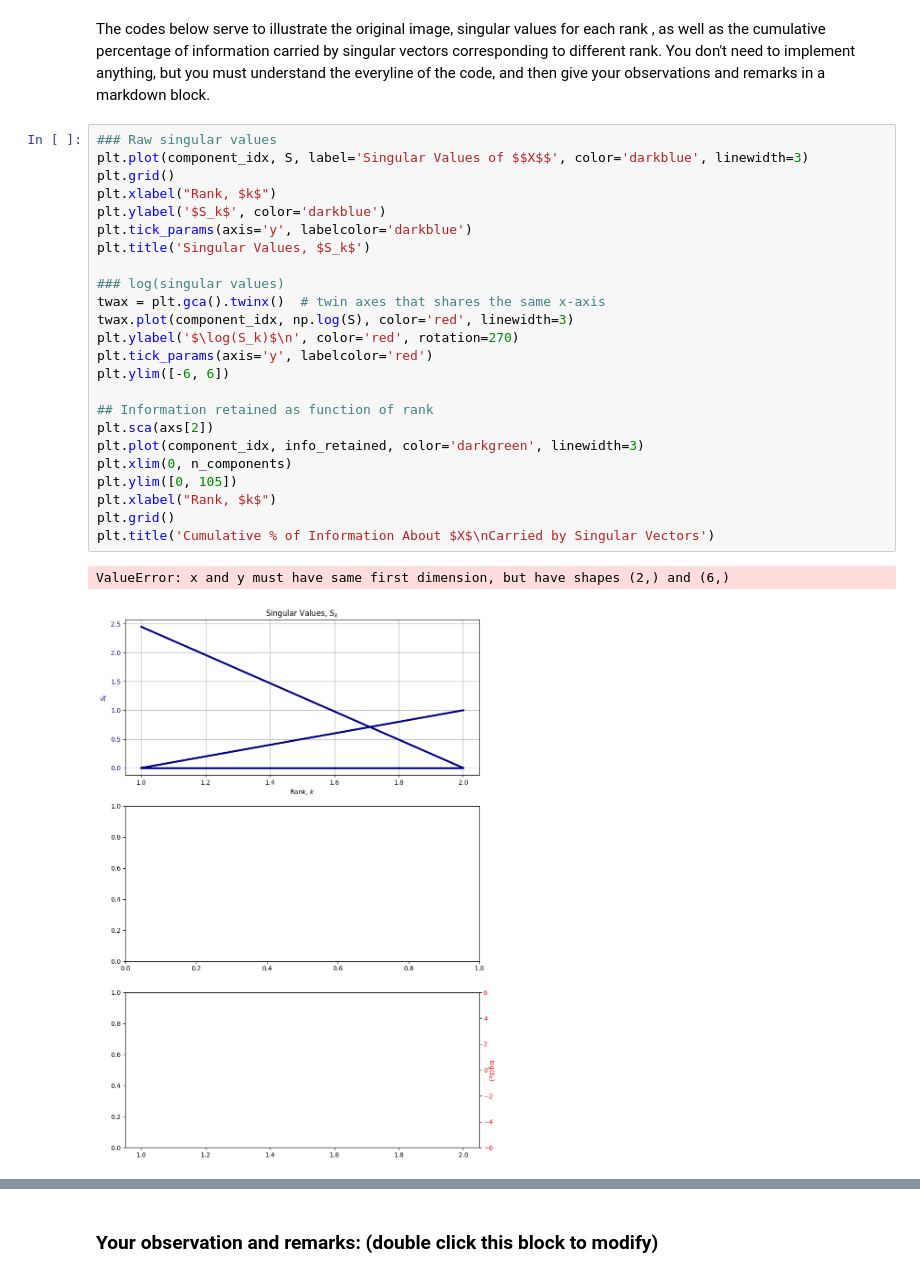
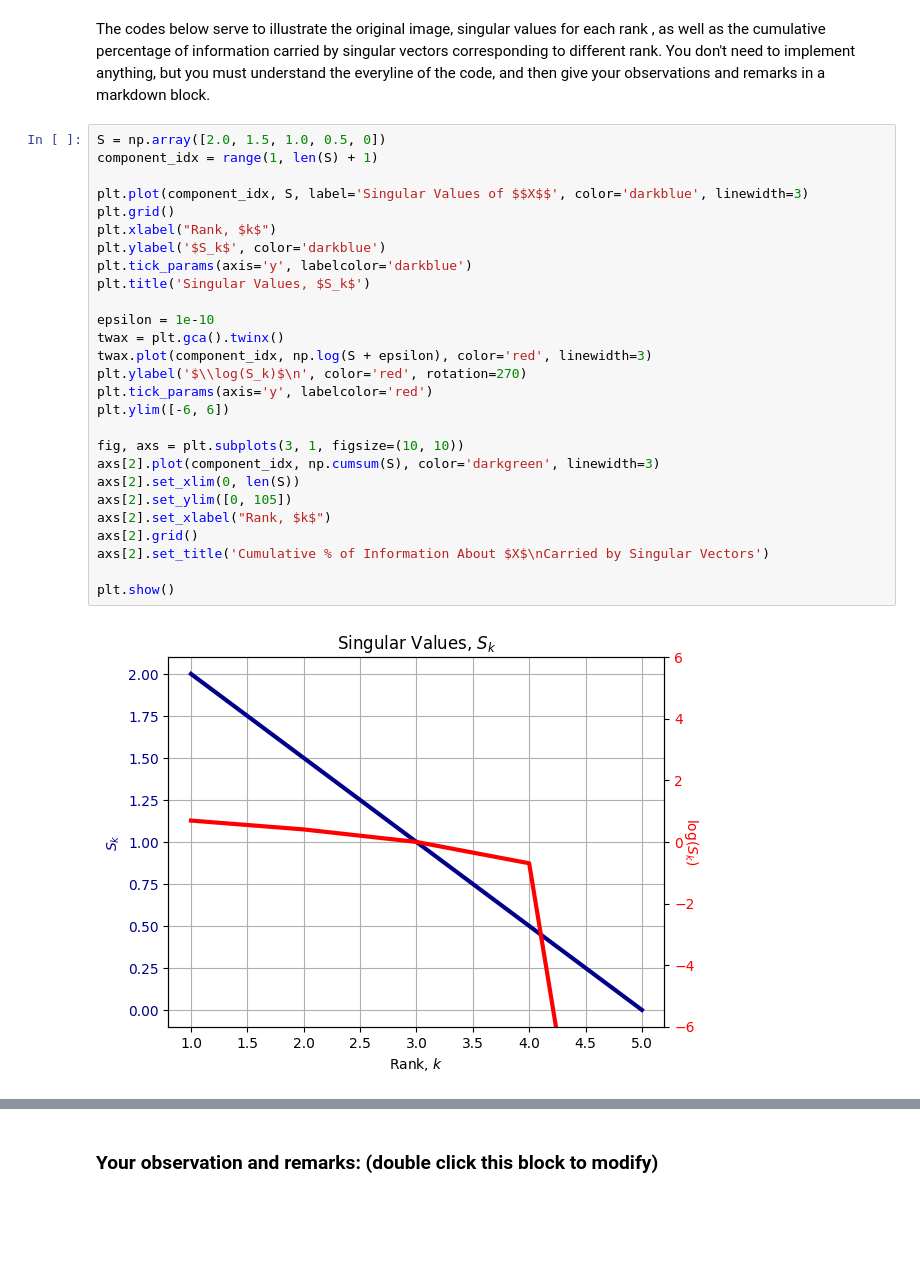
Before and after one commit to AlexandreFrancony/Maths_DL_ING4, a Jupyter notebook: TD_SVD/TP-SVD.ipynb, the cells around one changed output, grey strips where cells are left out. Cells and saved outputs as stored; diff of their text form; blank space fills up the shorter version.

```diff
--- a/TD_SVD/TP-SVD.ipynb
+++ b/TD_SVD/TP-SVD.ipynb
@@ -209,29 +209,31 @@ info_retained = np.cumsum(S) / total_S * 100
 The codes below serve to illustrate the original image, singular values for each rank , as well as the cumulative percentage of information carried by singular vectors corresponding to different rank.
 You don't need to implement anything, but you must understand the everyline of the code, and then give your observations and remarks in a markdown block.
 # %%
-### Raw singular values
+S = np.array([2.0, 1.5, 1.0, 0.5, 0])
+component_idx = range(1, len(S) + 1)
+
 plt.plot(component_idx, S, label='Singular Values of $$X$$', color='darkblue', linewidth=3)
 plt.grid()
 plt.xlabel("Rank, $k$")
 plt.ylabel('$S_k$', color='darkblue')
 plt.tick_params(axis='y', labelcolor='darkblue')
 plt.title('Singular Values, $S_k$')
 
-### log(singular values)
-twax = plt.gca().twinx()  # twin axes that shares the same x-axis
-twax.plot(component_idx, np.log(S), color='red', linewidth=3)
-plt.ylabel('$\log(S_k)$\n', color='red', rotation=270)
+epsilon = 1e-10
+twax = plt.gca().twinx()
+twax.plot(component_idx, np.log(S + epsilon), color='red', linewidth=3)
+plt.ylabel('$\\log(S_k)$\n', color='red', rotation=270)
 plt.tick_params(axis='y', labelcolor='red')
 plt.ylim([-6, 6])
 
-## Information retained as function of rank
-plt.sca(axs[2])
-plt.plot(component_idx, info_retained, color='darkgreen', linewidth=3)
-plt.xlim(0, n_components)
-plt.ylim([0, 105])
-plt.xlabel("Rank, $k$")
-plt.grid()
-plt.title('Cumulative % of Information About $X$\nCarried by Singular Vectors')
+fig, axs = plt.subplots(3, 1, figsize=(10, 10))
+axs[2].plot(component_idx, np.cumsum(S), color='darkgreen', linewidth=3)
+axs[2].set_xlim(0, len(S))
+axs[2].set_ylim([0, 105])
+axs[2].set_xlabel("Rank, $k$")
+axs[2].grid()
+axs[2].set_title('Cumulative % of Information About $X$\nCarried by Singular Vectors')
+
+plt.show()
 # %% [output]
-ValueError: x and y must have same first dimension, but have shapes (2,) and (6,)
-[figure, old version]
+[figure, new version]
```
Also changed, not shown: parts of 4 cells of this notebook.
